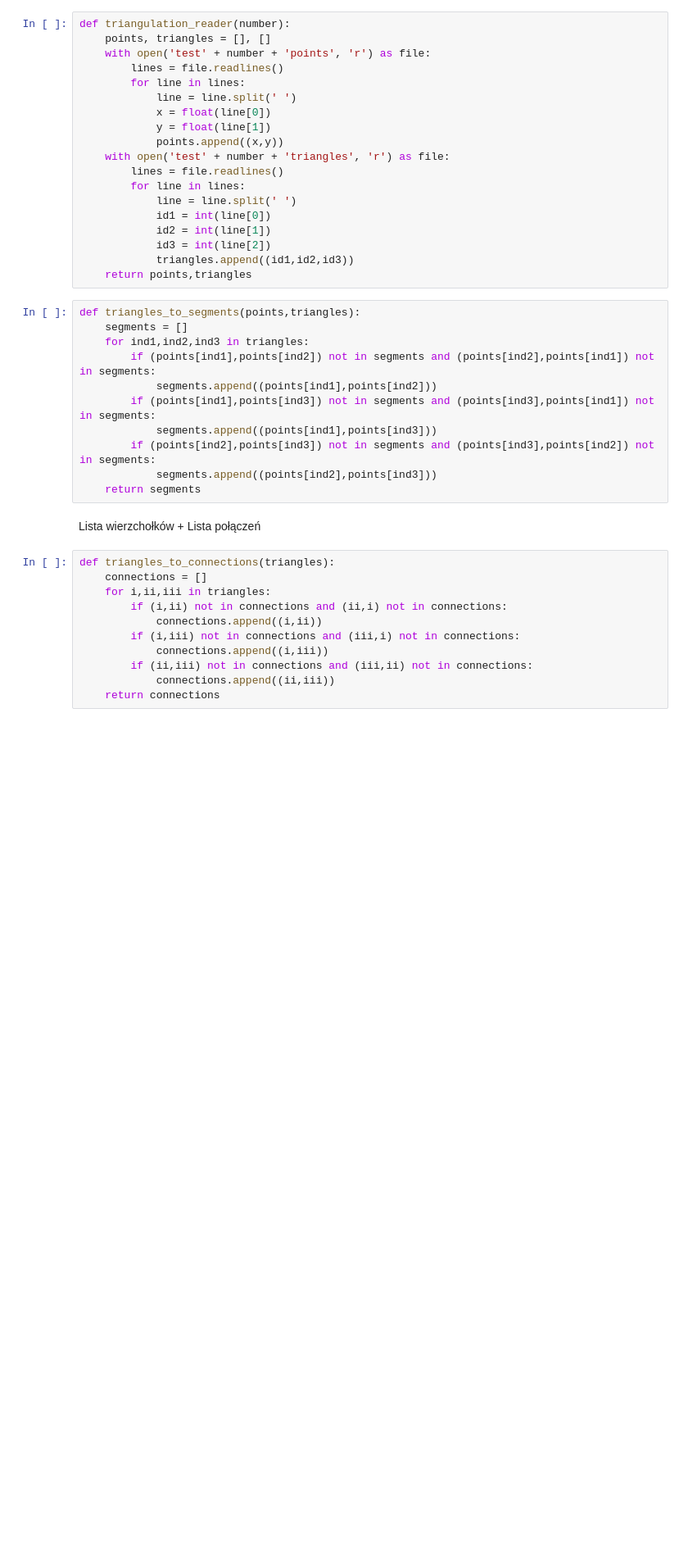
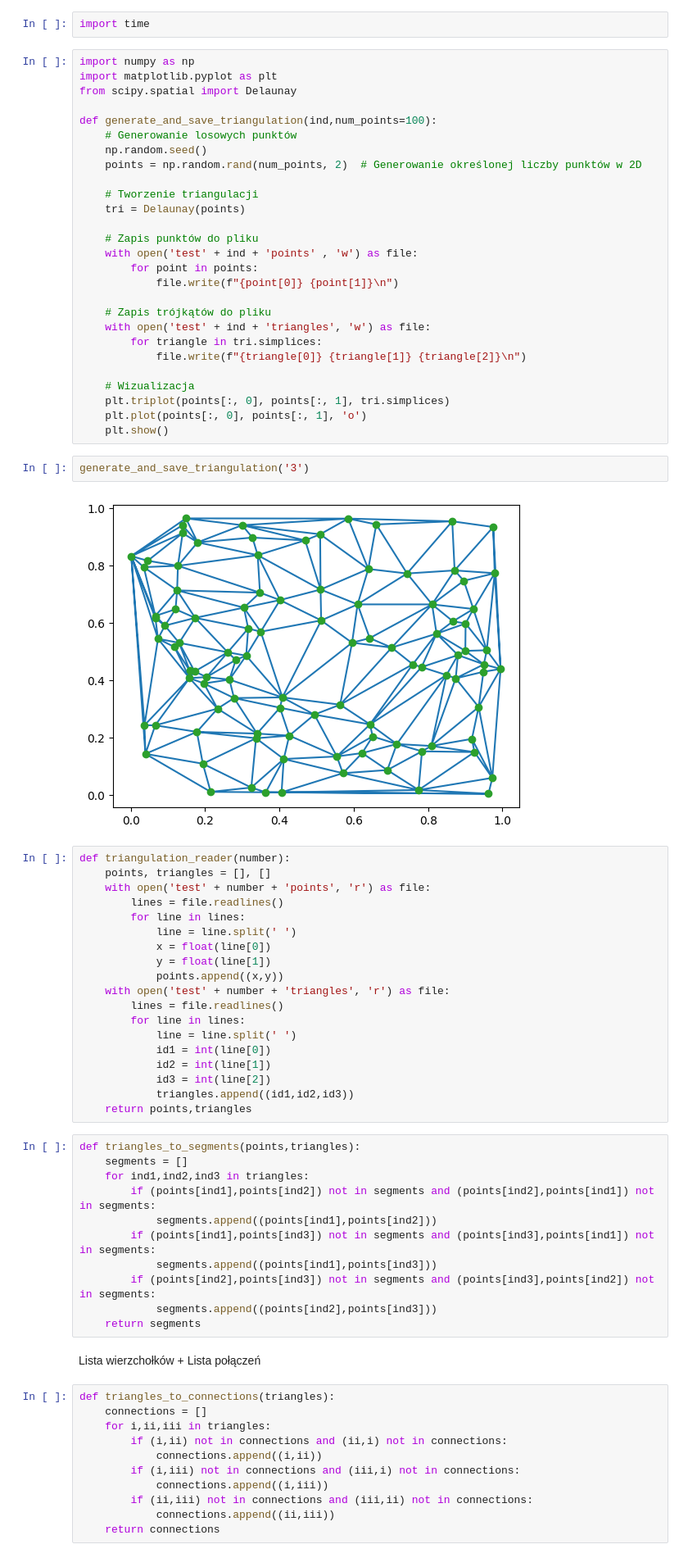
Before and after one commit to htulacz/GeoProj, a Jupyter notebook: halfedge.ipynb, the cells around one changed output. Shown at 82% size. Saved outputs shown, nothing was run; the diff lists cells and outputs as text; blank space fills up the shorter version.

```diff
--- a/halfedge.ipynb
+++ b/halfedge.ipynb
@@ -1,3 +1,36 @@
+# %%
+import time
+# %%
+import numpy as np
+import matplotlib.pyplot as plt
+from scipy.spatial import Delaunay
+
+def generate_and_save_triangulation(ind,num_points=100):
+    # Generowanie losowych punktów
+    np.random.seed()
+    points = np.random.rand(num_points, 2)  # Generowanie określonej liczby punktów w 2D
+
+    # Tworzenie triangulacji
+    tri = Delaunay(points)
+
+    # Zapis punktów do pliku
+    with open('test' + ind + 'points' , 'w') as file:
+        for point in points:
+            file.write(f"{point[0]} {point[1]}\n")
+
+    # Zapis trójkątów do pliku
+    with open('test' + ind + 'triangles', 'w') as file:
+        for triangle in tri.simplices:
+            file.write(f"{triangle[0]} {triangle[1]} {triangle[2]}\n")
+
+    # Wizualizacja
+    plt.triplot(points[:, 0], points[:, 1], tri.simplices)
+    plt.plot(points[:, 0], points[:, 1], 'o')
+    plt.show()
+# %%
+generate_and_save_triangulation('3')
+# %% [output]
+[figure, added]
 # %%
 def triangulation_reader(number):
     points, triangles = [], []
```
Also changed, not shown: parts of 6 cells of this notebook, 3 other files.
